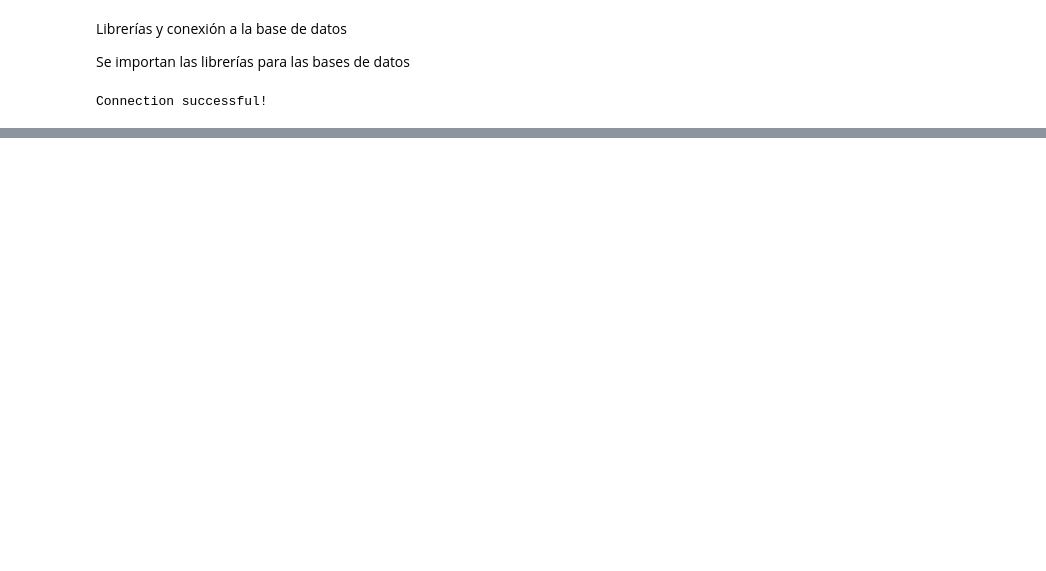
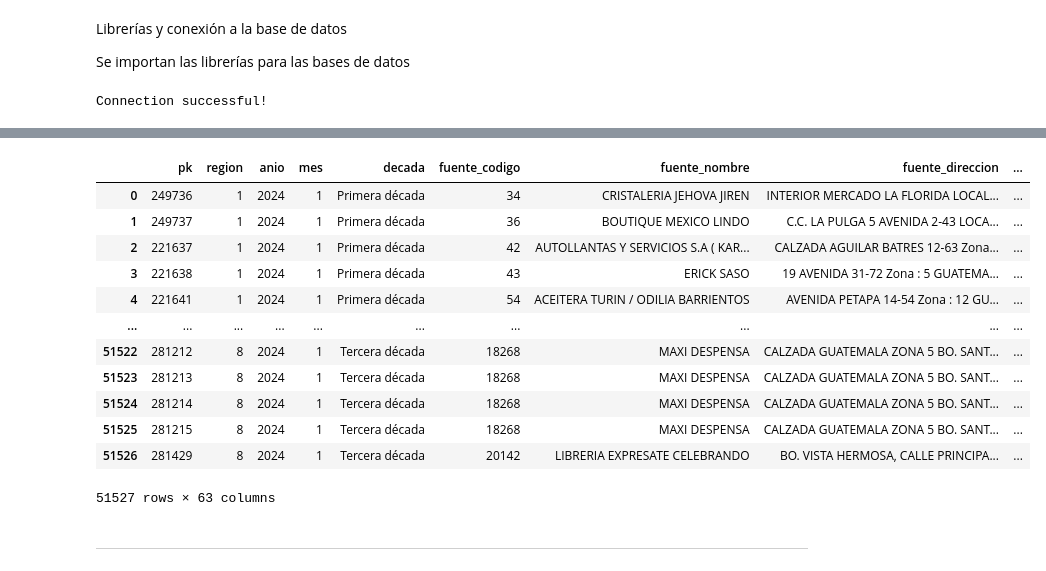
Before and after one commit to ShannonNCM/ComparacionCalculoIPC, a Jupyter notebook: python/ipc_python.ipynb, the cells around one changed output, grey strips where cells are left out. Cells and saved outputs as stored; diff of their text form; code cells hidden in the pictures; blank space fills up the shorter version.

```diff
--- a/python/ipc_python.ipynb
+++ b/python/ipc_python.ipynb
@@ -33,22 +36,11 @@ try:
     conn = pyodbc.connect(conn_str)
     cursor = conn.cursor()
 
-    cursor.execute("EXEC [dbo].[sp_get_precios_recolectados_mes] 2024, 2")
-    # Initialize an empty list to store rows
-    rows = []
-    # Iterate over the cursor and append each row to the list as a dictionary
-    for row in cursor.fetchall():
-        rows.append(dict(zip([column[0] for column in cursor.description], row)))
-    # Create DataFrame from the list of dictionaries
-    boletas = pd.DataFrame(rows)
+    cursor.execute("EXEC [dbo].[sp_get_precios_recolectados_mes] 2024, 1")
+    boletas = pd.DataFrame([tuple(row) for row in cursor.fetchall()], columns=[column[0] for column in cursor.description])
 
     cursor.execute("EXEC sp_get_indice_grupo 2024, 2")
-    # Initialize an empty list to store rows
-    rows = []
-    # Iterate over the cursor and append each row to the list as a dictionary
-    for row in cursor.fetchall():
-        rows.append(dict(zip([column[0] for column in cursor.description], row)))
-    ponderaciones = pd.DataFrame(rows)
+    ponderaciones = pd.DataFrame([tuple(row) for row in cursor.fetchall()], columns=[column[0] for column in cursor.description])
 
     conn.close()
     print("Connection successful!")
@@ -59,3 +203,24 @@ Connection successful!
+# %%
+test = boletas
+# %%
+test['codigo_articulo'] = test['codigo_articulo'].replace(recodificacion)
+test.sort_index() #si funciona yay!!!!
+# %% [output]
+|  | pk | region | anio | mes | decada | fuente_codigo | fuente_nombre | fuente_direccion | ... |
+| 0 | 249736 | 1 | 2024 | 1 | Primera década | 34 | CRISTALERIA JEHOVA JIREN | INTERIOR MERCADO LA FLORIDA LOCAL... | ... |
+| 1 | 249737 | 1 | 2024 | 1 | Primera década | 36 | BOUTIQUE MEXICO LINDO | C.C. LA PULGA 5 AVENIDA 2-43 LOCA... | ... |
+| 2 | 221637 | 1 | 2024 | 1 | Primera década | 42 | AUTOLLANTAS Y SERVICIOS S.A ( KAR... | CALZADA AGUILAR BATRES 12-63 Zona... | ... |
+| 3 | 221638 | 1 | 2024 | 1 | Primera década | 43 | ERICK SASO | 19 AVENIDA 31-72 Zona : 5 GUATEMA... | ... |
+| 4 | 221641 | 1 | 2024 | 1 | Primera década | 54 | ACEITERA TURIN / ODILIA BARRIENTOS | AVENIDA PETAPA 14-54 Zona : 12 GU... | ... |
+| ... | ... | ... | ... | ... | ... | ... | ... | ... | ... |
+| 51522 | 281212 | 8 | 2024 | 1 | Tercera década | 18268 | MAXI DESPENSA | CALZADA GUATEMALA ZONA 5 BO. SANT... | ... |
+| 51523 | 281213 | 8 | 2024 | 1 | Tercera década | 18268 | MAXI DESPENSA | CALZADA GUATEMALA ZONA 5 BO. SANT... | ... |
+| 51524 | 281214 | 8 | 2024 | 1 | Tercera década | 18268 | MAXI DESPENSA | CALZADA GUATEMALA ZONA 5 BO. SANT... | ... |
+| 51525 | 281215 | 8 | 2024 | 1 | Tercera década | 18268 | MAXI DESPENSA | CALZADA GUATEMALA ZONA 5 BO. SANT... | ... |
+| 51526 | 281429 | 8 | 2024 | 1 | Tercera década | 20142 | LIBRERIA EXPRESATE CELEBRANDO | BO. VISTA HERMOSA, CALLE PRINCIPA... | ... |
+51527 rows × 63 columns
+# %% [markdown]
+___________________________________________________________________________________________
 # %%
 participacion = pd.DataFrame({
         'region': [1, 2, 3, 4, 5, 6, 7, 8],
```
Also changed, not shown: parts of 15 cells of this notebook, 6 other files.
